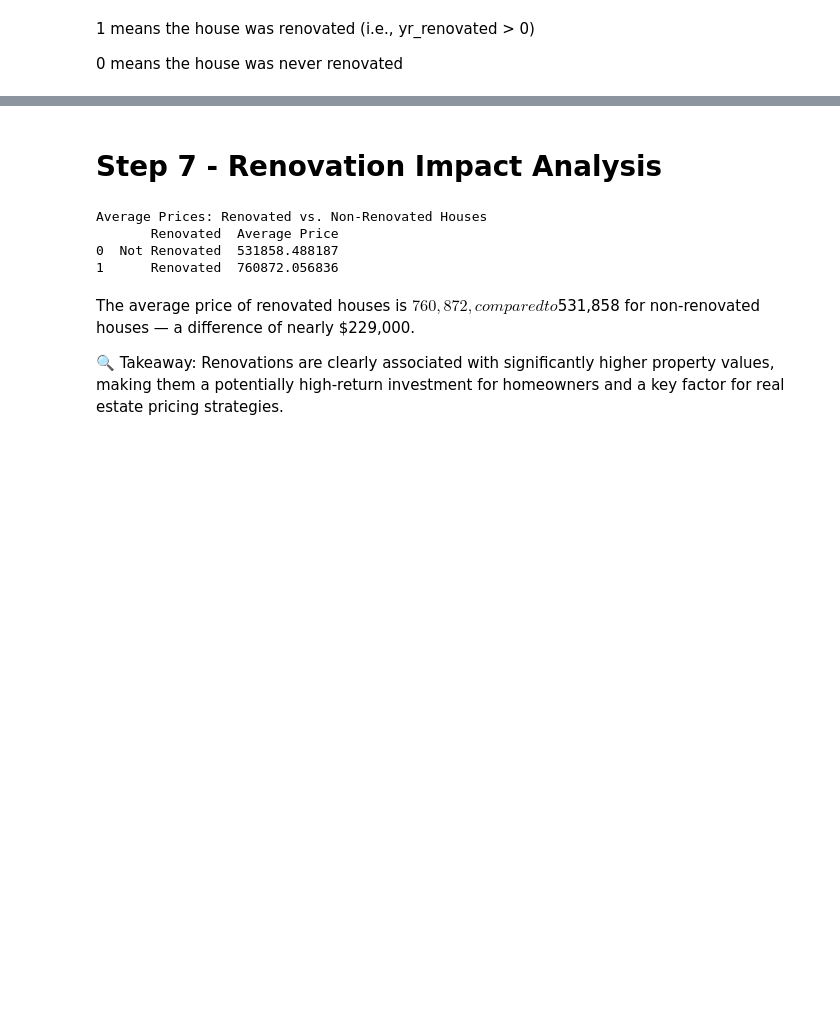
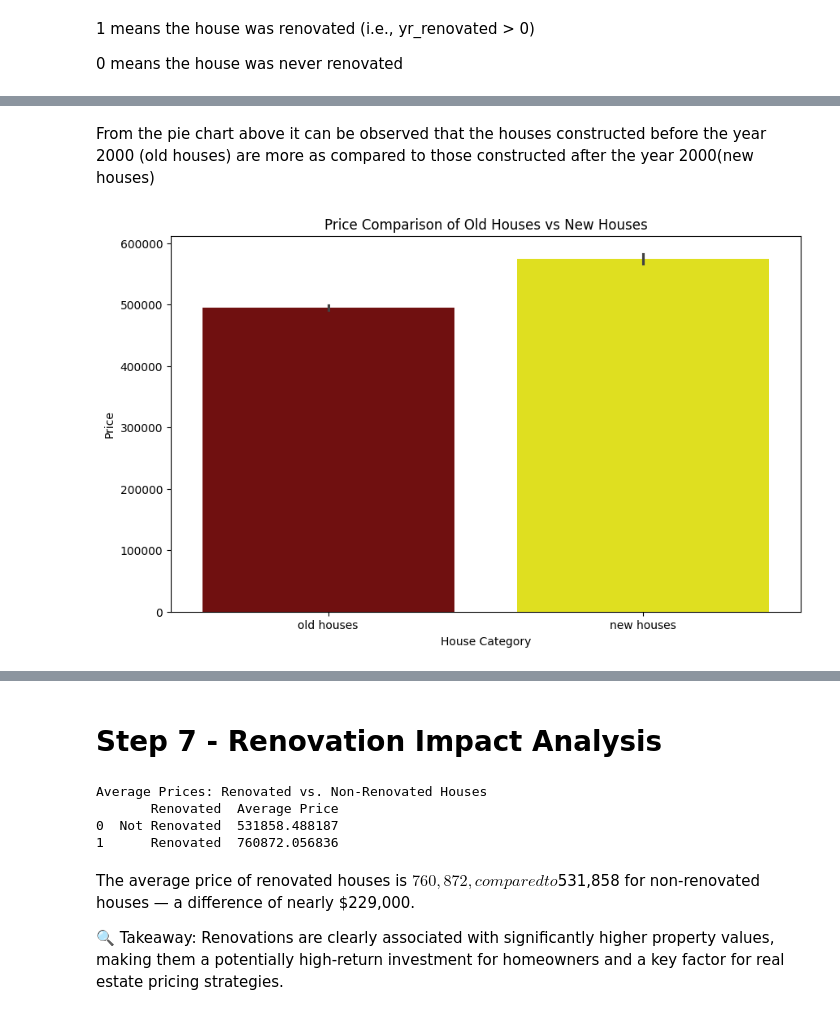
Before and after one commit to Ann-Tonina/King_County_Final_Project, a Jupyter notebook: kchousesales.ipynb, the cells around one changed output, grey strips where cells are left out. Saved outputs shown, nothing was run; the diff lists cells and outputs as text; code cells hidden in the pictures; blank space fills up the shorter version.

```diff
--- a/kchousesales.ipynb
+++ b/kchousesales.ipynb
@@ -846,0 +626,12 @@ for col in numeric_cols:
+# %% [markdown]
+From the pie chart above it can be observed that the houses constructed before the year 2000 (old houses) are more as compared to those constructed after the year 2000(new houses)
+# %%
+# Box plot to compare prices
+plt.figure(figsize=(10, 6))
+sns.barplot(x='house_category', y='price', data=df_normalized, palette=['maroon', 'yellow'])
+plt.title('Price Comparison of Old Houses vs New Houses')
+plt.xlabel('House Category')
+plt.ylabel('Price')
+plt.show()
+# %% [output]
+[figure, added]
```
Also changed, not shown: parts of 83 cells of this notebook.
